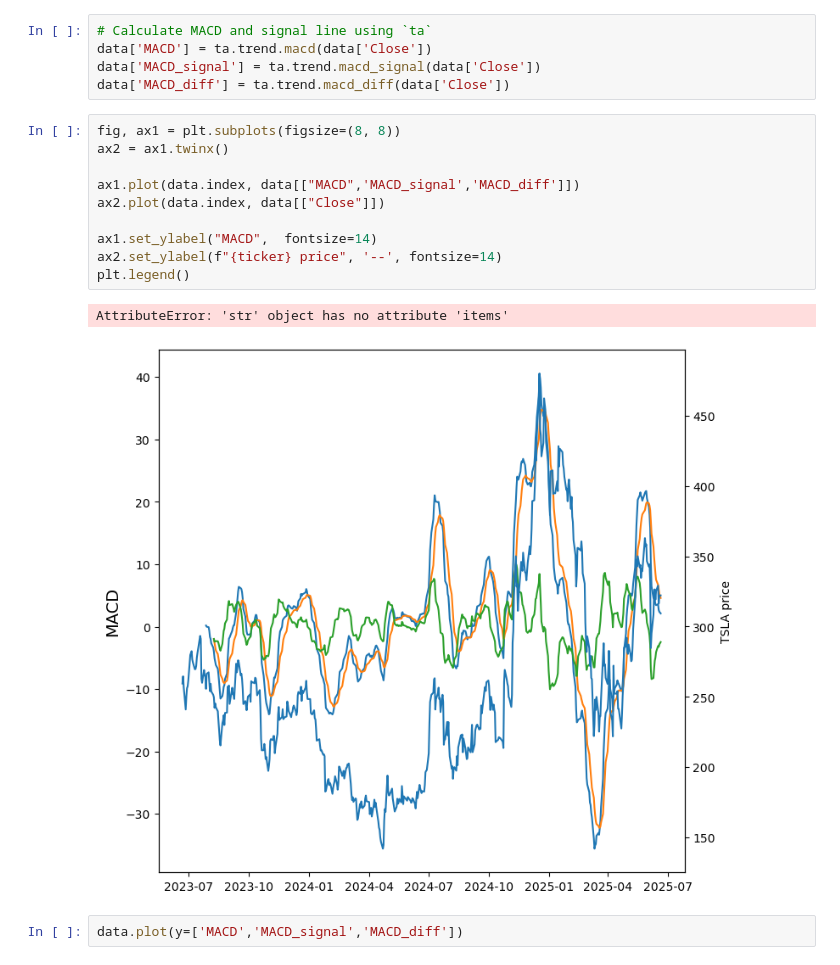
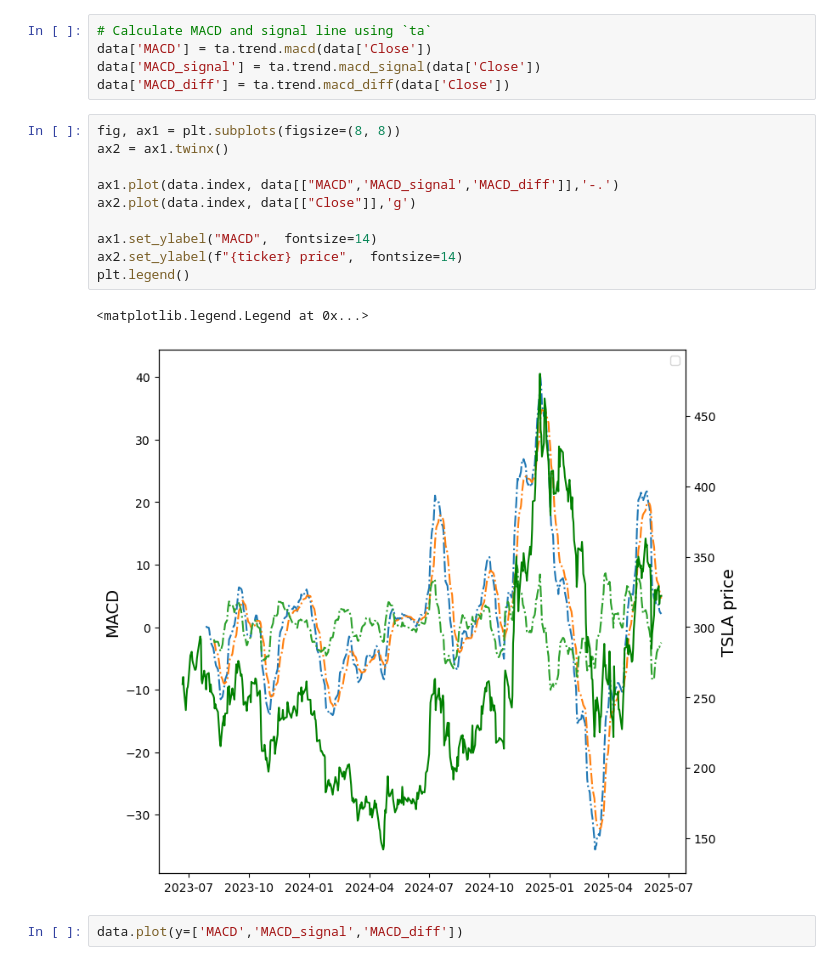
Before and after one commit to mrliuwh/yahoo_finance_api, a Jupyter notebook: test.ipynb, the cells around one changed output. Drawn from its saved outputs; the diff is of its cells as text.

```diff
--- a/test.ipynb
+++ b/test.ipynb
@@ -44,16 +44,16 @@ data['MACD_diff'] = ta.trend.macd_diff(data['Close'])
 # %%
 fig, ax1 = plt.subplots(figsize=(8, 8))
 ax2 = ax1.twinx()
 
-ax1.plot(data.index, data[["MACD",'MACD_signal','MACD_diff']])
-ax2.plot(data.index, data[["Close"]])
+ax1.plot(data.index, data[["MACD",'MACD_signal','MACD_diff']],'-.')
+ax2.plot(data.index, data[["Close"]],'g')
 
 ax1.set_ylabel("MACD",  fontsize=14)
-ax2.set_ylabel(f"{ticker} price", '--', fontsize=14)
+ax2.set_ylabel(f"{ticker} price",  fontsize=14)
 plt.legend()
 # %% [output]
-AttributeError: 'str' object has no attribute 'items'
+<matplotlib.legend.Legend at 0x...>
-[figure, old version]
+[figure, new version]
 # %%
 data.plot(y=['MACD','MACD_signal','MACD_diff'])
 # %% [output]
```
Also changed, not shown: parts of 2 cells of this notebook.
